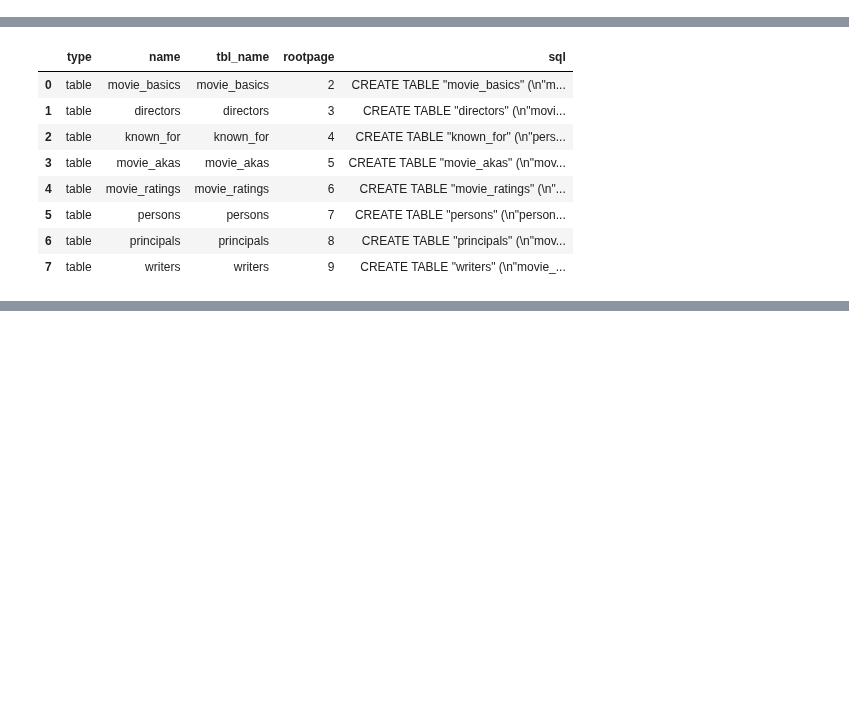
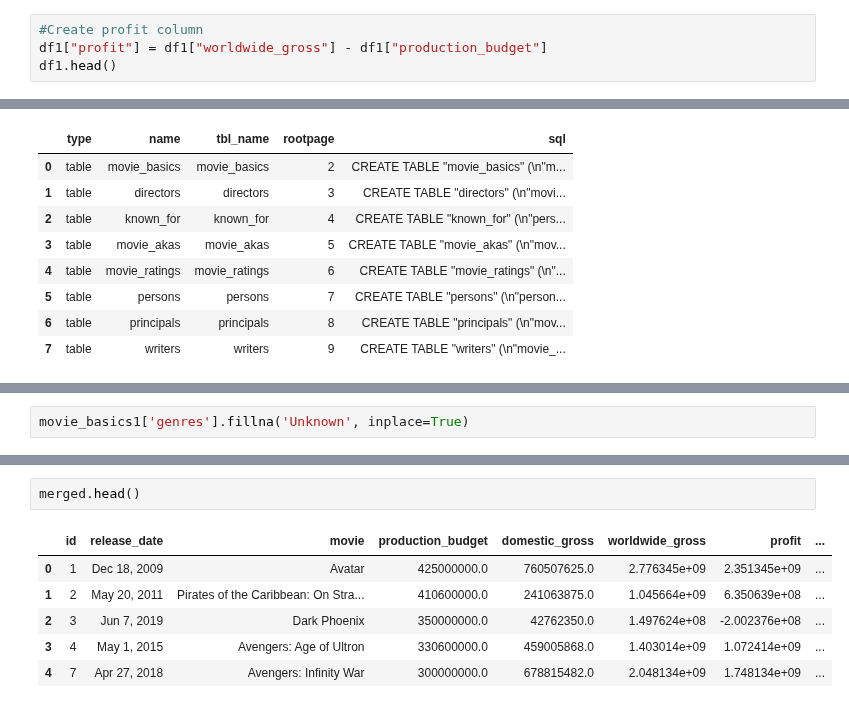
Before and after one commit to fredrickochieng-cell/Group4_Phase2_Project, a Jupyter notebook: Notebooks/dan.ipynb, the cells around one changed output, grey strips where cells are left out. Saved outputs shown, nothing was run; the diff lists cells and outputs as text; blank space fills up the shorter version.

```diff
--- a/Notebooks/dan.ipynb
+++ b/Notebooks/dan.ipynb
@@ -29,0 +65,4 @@ df1.head()
+# %%
+#Create profit column
+df1["profit"] = df1["worldwide_gross"] - df1["production_budget"]
+df1.head()
@@ -84 +164,3 @@ movie_ratings = pd.read_sql_query('''SELECT *
+# %%
+movie_basics1['genres'].fillna('Unknown', inplace=True)
 # %%
@@ -92,0 +187,9 @@ movie_ratings.head()
+# %%
+merged.head()
+# %% [output]
+|  | id | release_date | movie | production_budget | domestic_gross | worldwide_gross | profit | ... |
+| 0 | 1 | Dec 18, 2009 | Avatar | 425000000.0 | 760507625.0 | 2.776345e+09 | 2.351345e+09 | ... |
+| 1 | 2 | May 20, 2011 | Pirates of the Caribbean: On Stra... | 410600000.0 | 241063875.0 | 1.045664e+09 | 6.350639e+08 | ... |
+| 2 | 3 | Jun 7, 2019 | Dark Phoenix | 350000000.0 | 42762350.0 | 1.497624e+08 | -2.002376e+08 | ... |
+| 3 | 4 | May 1, 2015 | Avengers: Age of Ultron | 330600000.0 | 459005868.0 | 1.403014e+09 | 1.072414e+09 | ... |
+| 4 | 7 | Apr 27, 2018 | Avengers: Infinity War | 300000000.0 | 678815482.0 | 2.048134e+09 | 1.748134e+09 | ... |
```
Also changed, not shown: parts of 24 cells of this notebook.
